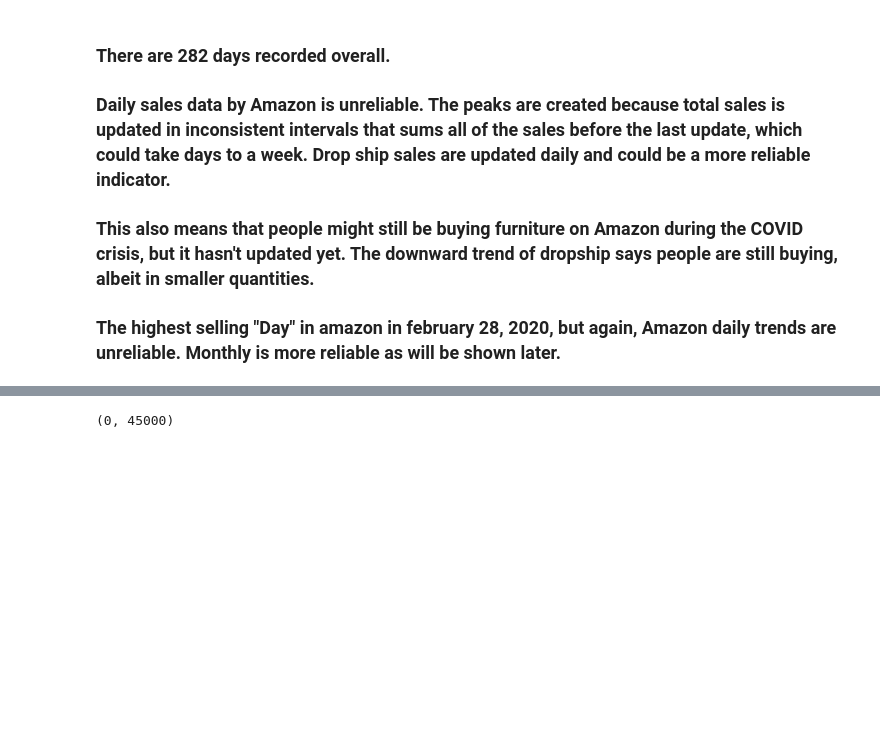
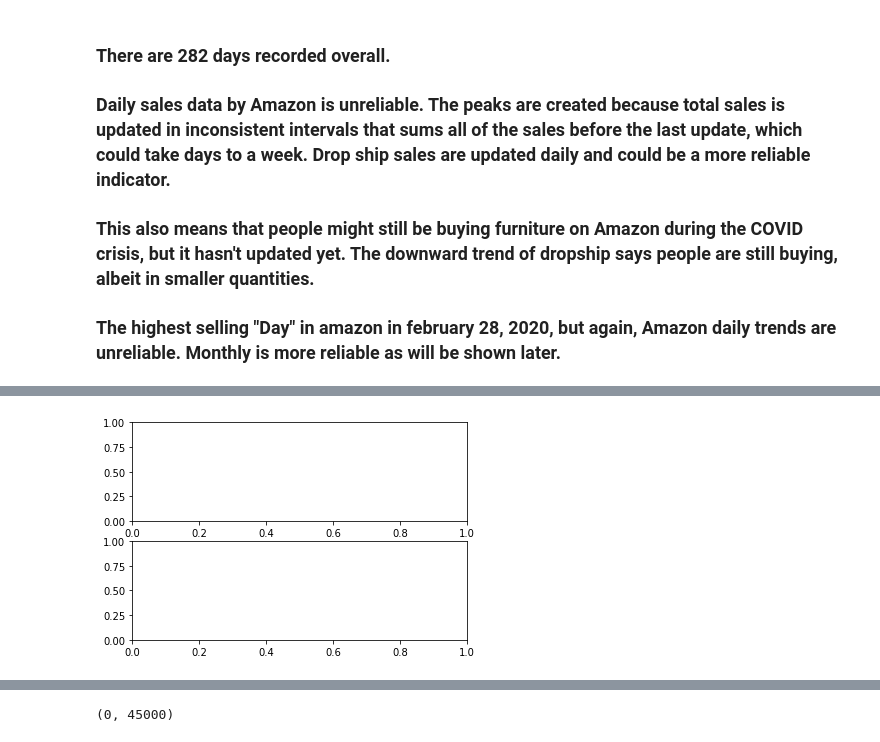
Before and after one commit to hjeffreywang/Amazon-Sales-Analysis, a Jupyter notebook: Data_exploration_transformation.ipynb, the cells around one changed output, grey strips where cells are left out. Saved outputs shown, nothing was run; the diff lists cells and outputs as text; code cells hidden in the pictures; blank space fills up the shorter version.

```diff
--- a/Data_exploration_transformation.ipynb
+++ b/Data_exploration_transformation.ipynb
@@ -107,2 +108,8 @@ dated.iloc[10:25]
+# %%
+import matplotlib.pyplot as plt
+
+fig, axes = plt.subplots(nrows=2)
+# %% [output]
+[figure, added]
 # %%
 #this is a rolling average to see what the real Amazon total sales should look like
```
Also changed, not shown: parts of 4 cells of this notebook.
